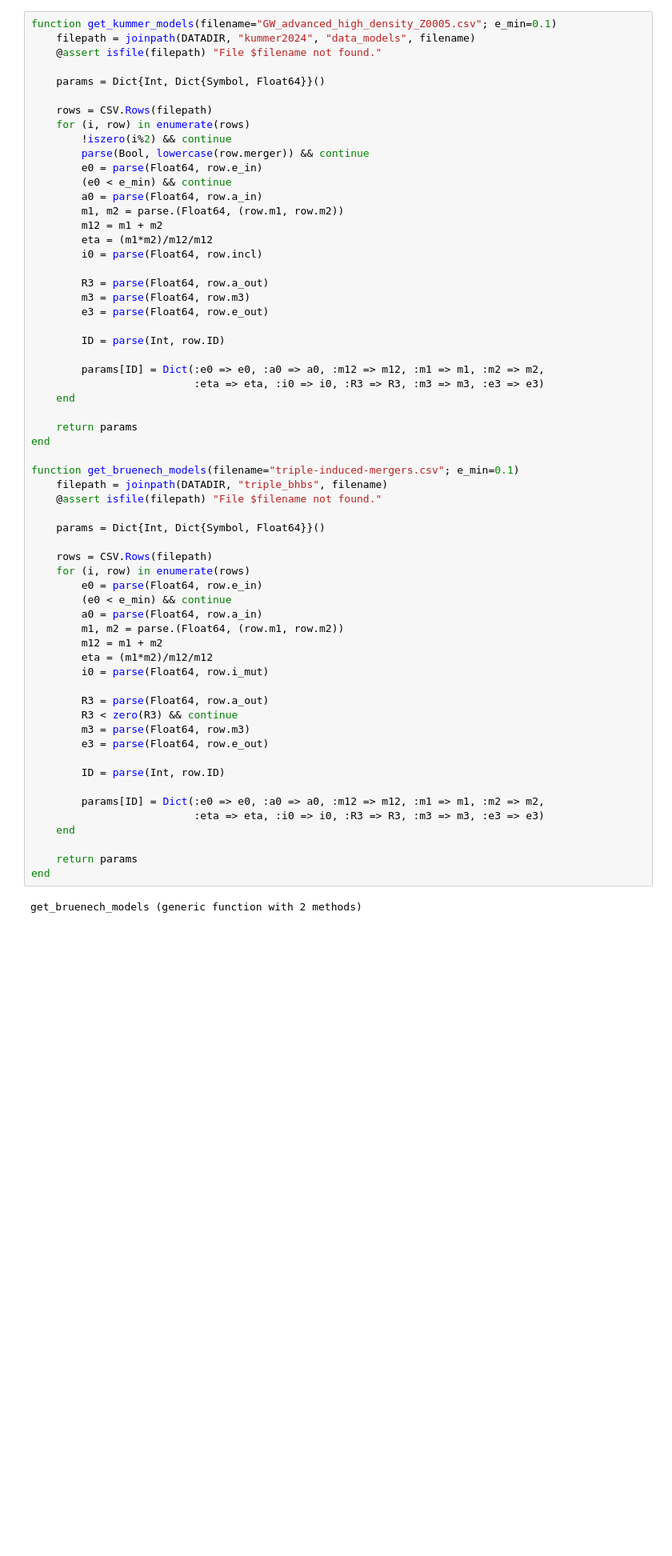
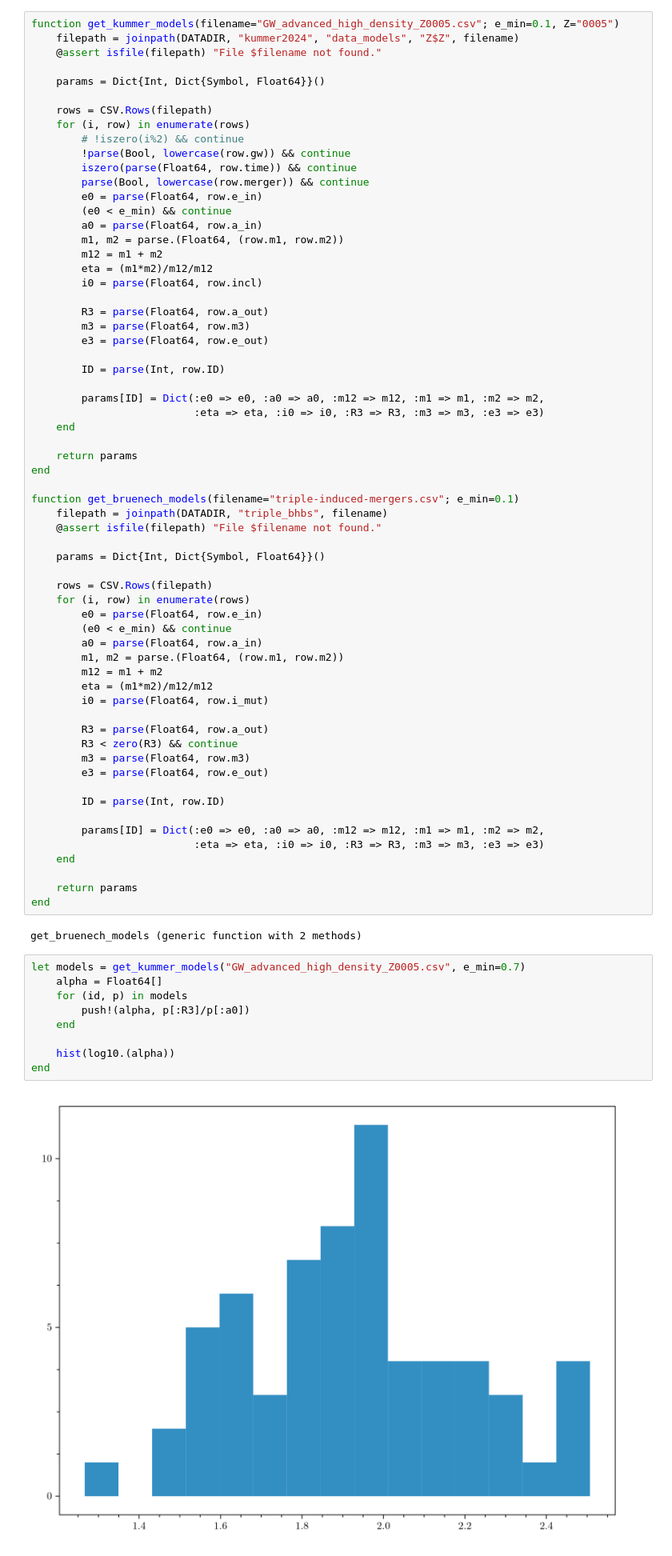
Before and after one commit to casparwb/EccentricBurstTiming.jl, a Jupyter notebook: notebooks/population-evolution.ipynb, the cells around one changed output. Shown at 80% size. Drawn from its saved outputs; the diff is of its cells as text; blank space fills up the shorter version.

```diff
--- a/notebooks/population-evolution.ipynb
+++ b/notebooks/population-evolution.ipynb
@@ -86,15 +86,17 @@ end
 # %% [output]
 orbital_period_s (generic function with 1 method)
 # %%
-function get_kummer_models(filename="GW_advanced_high_density_Z0005.csv"; e_min=0.1)
-    filepath = joinpath(DATADIR, "kummer2024", "data_models", filename)
+function get_kummer_models(filename="GW_advanced_high_density_Z0005.csv"; e_min=0.1, Z="0005")
+    filepath = joinpath(DATADIR, "kummer2024", "data_models", "Z$Z", filename)
     @assert isfile(filepath) "File $filename not found."
 
     params = Dict{Int, Dict{Symbol, Float64}}()
 
     rows = CSV.Rows(filepath)
     for (i, row) in enumerate(rows)
-        !iszero(i%2) && continue
+        # !iszero(i%2) && continue
+        !parse(Bool, lowercase(row.gw)) && continue
+        iszero(parse(Float64, row.time)) && continue
         parse(Bool, lowercase(row.merger)) && continue
         e0 = parse(Float64, row.e_in)
         (e0 < e_min) && continue
@@ -148,3 +150,14 @@ function get_bruenech_models(filename="triple-induced-mergers.csv"; e_min=0.1)
 end
 # %% [output]
 get_bruenech_models (generic function with 2 methods)
+# %%
+let models = get_kummer_models("GW_advanced_high_density_Z0005.csv", e_min=0.7)
+    alpha = Float64[]
+    for (id, p) in models
+        push!(alpha, p[:R3]/p[:a0])
+    end
+
+    hist(log10.(alpha))
+end
+# %% [output]
+[figure, added]
```
Also changed, not shown: parts of 14 cells of this notebook, 2 other files.
